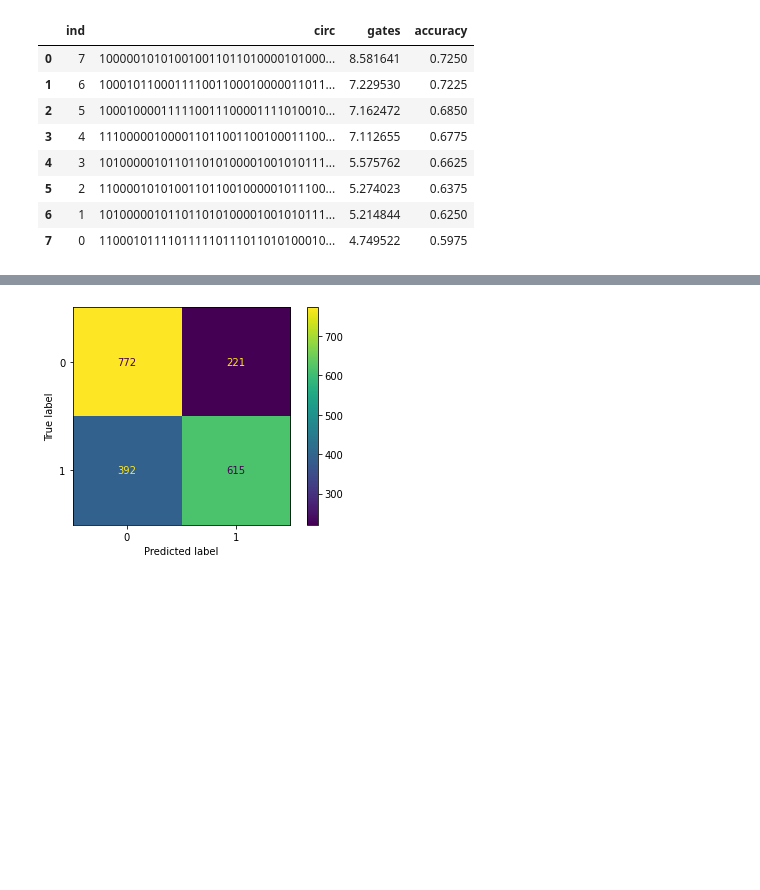
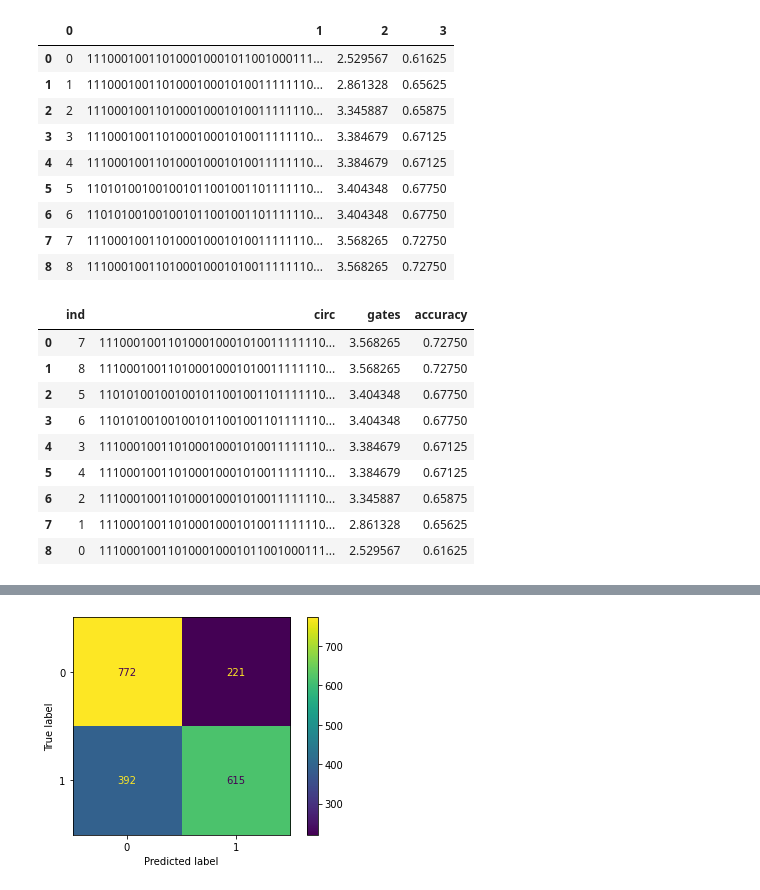
Before and after one commit to nikhil-co/Qkrishi-QSVM, a Jupyter notebook: singlebanking.ipynb, the cells around one changed output, grey strips where cells are left out. Saved outputs shown, nothing was run; the diff lists cells and outputs as text; code cells hidden in the pictures; blank space fills up the shorter version.

```diff
--- a/singlebanking.ipynb
+++ b/singlebanking.ipynb
@@ -356,6 +492,19 @@ Simulation finished after 282.8337905406952 seconds
+# %%
+iot_result = pd.read_csv('bank_testdata.csv',header=None)
+
+iot_result
+# %% [output]
+|  | 0 | 1 | 2 | 3 |
+| 0 | 0 | 111000100110100010001011001000111... | 2.529567 | 0.61625 |
+| 1 | 1 | 111000100110100010001010011111110... | 2.861328 | 0.65625 |
+| 2 | 2 | 111000100110100010001010011111110... | 3.345887 | 0.65875 |
+| 3 | 3 | 111000100110100010001010011111110... | 3.384679 | 0.67125 |
+| 4 | 4 | 111000100110100010001010011111110... | 3.384679 | 0.67125 |
+| 5 | 5 | 110101001001001011001001101111110... | 3.404348 | 0.67750 |
+| 6 | 6 | 110101001001001011001001101111110... | 3.404348 | 0.67750 |
+| 7 | 7 | 111000100110100010001010011111110... | 3.568265 | 0.72750 |
+| 8 | 8 | 111000100110100010001010011111110... | 3.568265 | 0.72750 |
 # %%
-iot_result = pd.read_csv('bank_testdata.csv',header=None)
-
 def ordenar_salidas_pareto(dataframe):
     dataframe.columns=['ind','circ','gates','accuracy']
     dataframe.sort_values(['gates','accuracy'], ascending=[False,False],inplace=True)
@@ -367,11 +516,12 @@ iot_salidas = ordenar_salidas_pareto(iot_result)
 iot_salidas # Queremos ver el primer circuito del dataframe yya ordenado por accuracy (mejor ind)
 # %% [output]
 |  | ind | circ | gates | accuracy |
-| 0 | 7 | 100000101010010011011010000101000... | 8.581641 | 0.7250 |
-| 1 | 6 | 100010110001111001100010000011011... | 7.229530 | 0.7225 |
-| 2 | 5 | 100010000111110011100001111010010... | 7.162472 | 0.6850 |
-| 3 | 4 | 111000001000011011001100100011100... | 7.112655 | 0.6775 |
-| 4 | 3 | 101000001011011010100001001010111... | 5.575762 | 0.6625 |
-| 5 | 2 | 110000101010011011001000001011100... | 5.274023 | 0.6375 |
-| 6 | 1 | 101000001011011010100001001010111... | 5.214844 | 0.6250 |
-| 7 | 0 | 110001011110111110111011010100010... | 4.749522 | 0.5975 |
+| 0 | 7 | 111000100110100010001010011111110... | 3.568265 | 0.72750 |
+| 1 | 8 | 111000100110100010001010011111110... | 3.568265 | 0.72750 |
+| 2 | 5 | 110101001001001011001001101111110... | 3.404348 | 0.67750 |
+| 3 | 6 | 110101001001001011001001101111110... | 3.404348 | 0.67750 |
+| 4 | 3 | 111000100110100010001010011111110... | 3.384679 | 0.67125 |
+| 5 | 4 | 111000100110100010001010011111110... | 3.384679 | 0.67125 |
+| 6 | 2 | 111000100110100010001010011111110... | 3.345887 | 0.65875 |
+| 7 | 1 | 111000100110100010001010011111110... | 2.861328 | 0.65625 |
+| 8 | 0 | 111000100110100010001011001000111... | 2.529567 | 0.61625 |
```
Also changed, not shown: parts of 19 cells of this notebook, 4 other files.
